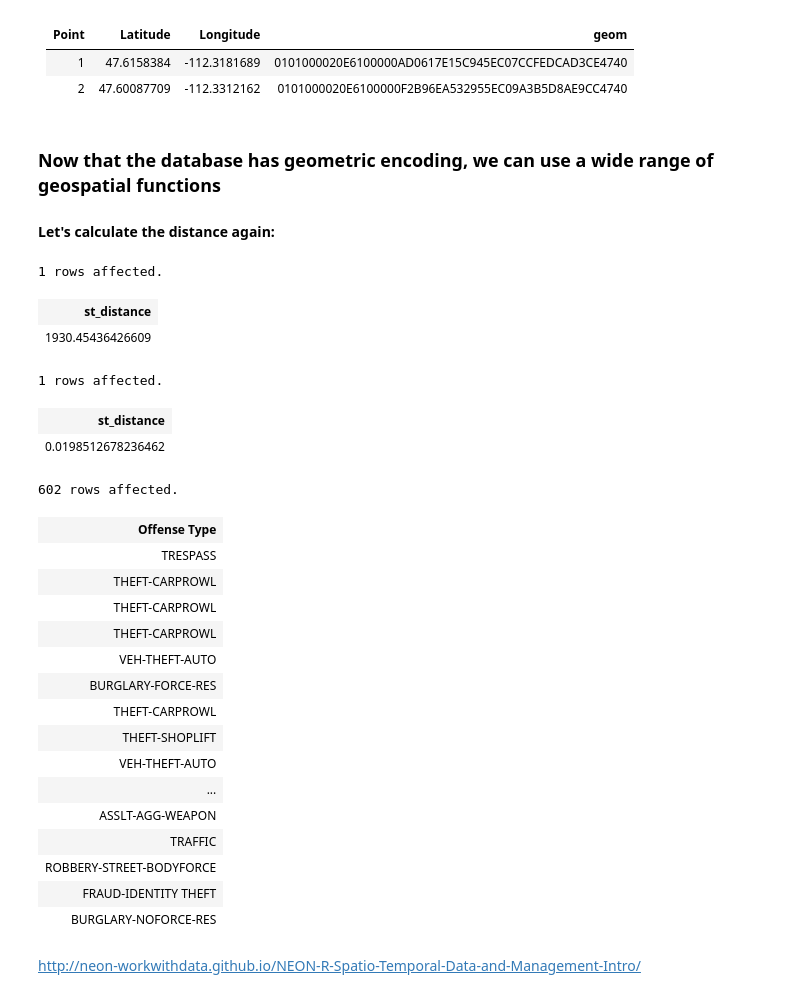
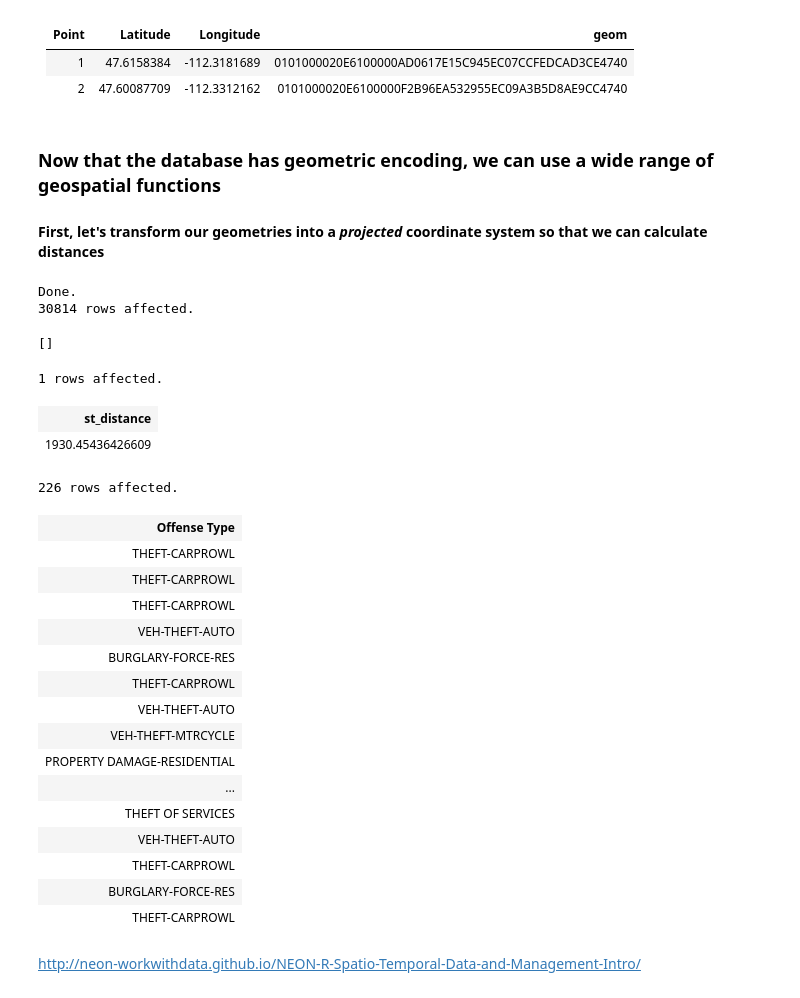
Before and after one commit to valentina-s/SQL_tutorial, a Jupyter notebook: SQLTutorial.ipynb, the cells around one changed output. Drawn from its saved outputs; the diff is of its cells as text; code cells hidden in the pictures.

```diff
--- a/SQLTutorial.ipynb
+++ b/SQLTutorial.ipynb
@@ -515,6 +515,14 @@ UPDATE seattlecrimeincidents SET geom = ST_setSRID(ST_MakePoint("Longitude","Lat
 # %% [markdown]
 ### Now that the database has geometric encoding, we can use a wide range of geospatial functions
 
-#### Let's calculate the distance again:
+#### First, let's transform our geometries into a _projected_ coordinate system so that we can calculate distances
+# %%
+%%sql
+ALTER TABLE seattlecrimeincidents ADD COLUMN geom_utm geometry(Point, 3717);
+UPDATE seattlecrimeincidents SET geom_utm = ST_Transform(ST_setSRID(ST_MakePoint("Longitude","Latitude"),4326),3717)
+# %% [output]
+Done.
+30814 rows affected.
+[]
 # %%
 %%sql
@@ -525,37 +533,28 @@ WHERE a."gid"=1 AND b."gid"=2;
 1 rows affected.
 | st_distance |
 | 1930.45436426609 |
-# %%
-%%sql
-SELECT ST_Distance(a.geom,b.geom)
-FROM seattlecrimeincidents AS a, seattlecrimeincidents AS b
-WHERE a."gid"=1 AND b."gid"=2;
-# %% [output]
-1 rows affected.
-| st_distance |
-| 0.0198512678236462 |
 # %%
 %%sql
 SELECT "Offense Type"
 FROM seattlecrimeincidents
-WHERE ST_Distance(geom, ST_SetSRID(ST_MakePoint(-122.3072131,47.6212378),4326)) <= 0.01
+WHERE ST_Distance(geom_utm, ST_Transform(ST_SetSRID(ST_MakePoint(-122.3072131,47.6212378),4326),3717)) <= 500.0
 # %% [output]
-602 rows affected.
+226 rows affected.
 | Offense Type |
-| TRESPASS |
 | THEFT-CARPROWL |
 | THEFT-CARPROWL |
 | THEFT-CARPROWL |
 | VEH-THEFT-AUTO |
 | BURGLARY-FORCE-RES |
 | THEFT-CARPROWL |
-| THEFT-SHOPLIFT |
 | VEH-THEFT-AUTO |
+| VEH-THEFT-MTRCYCLE |
+| PROPERTY DAMAGE-RESIDENTIAL |
 | ... |
-| ASSLT-AGG-WEAPON |
-| TRAFFIC |
-| ROBBERY-STREET-BODYFORCE |
-| FRAUD-IDENTITY THEFT |
-| BURGLARY-NOFORCE-RES |
+| THEFT OF SERVICES |
+| VEH-THEFT-AUTO |
+| THEFT-CARPROWL |
+| BURGLARY-FORCE-RES |
+| THEFT-CARPROWL |
 # %% [markdown]
 http://neon-workwithdata.github.io/NEON-R-Spatio-Temporal-Data-and-Management-Intro/
```
Also changed, not shown: parts of 1 cell of this notebook, 2 other files.
